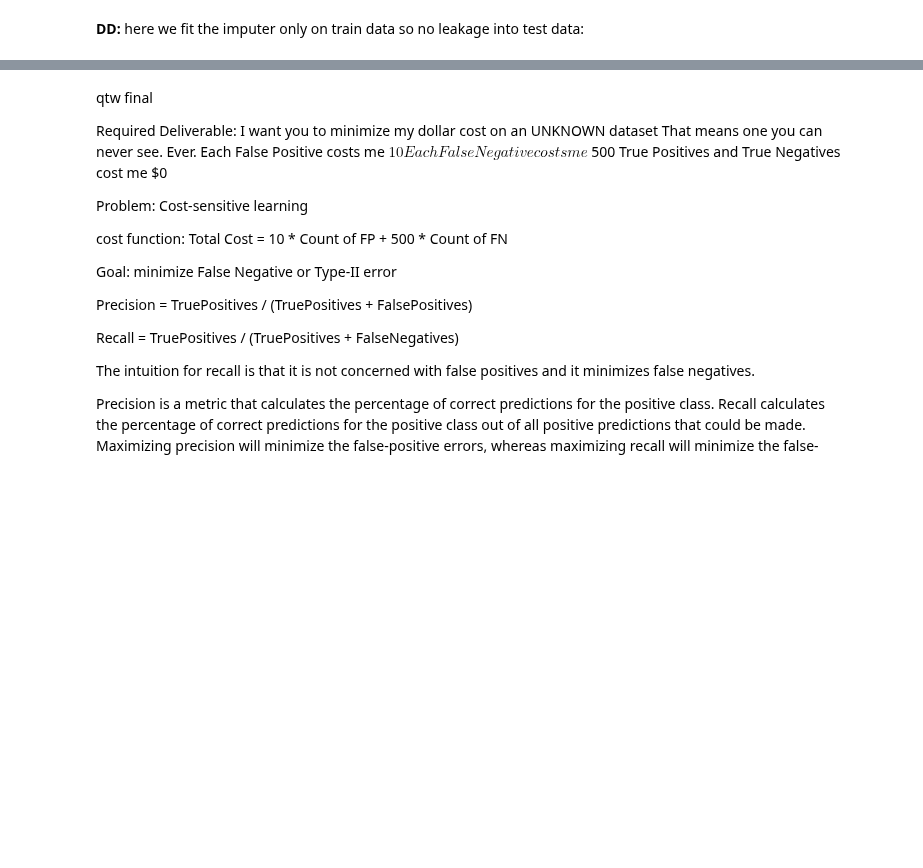
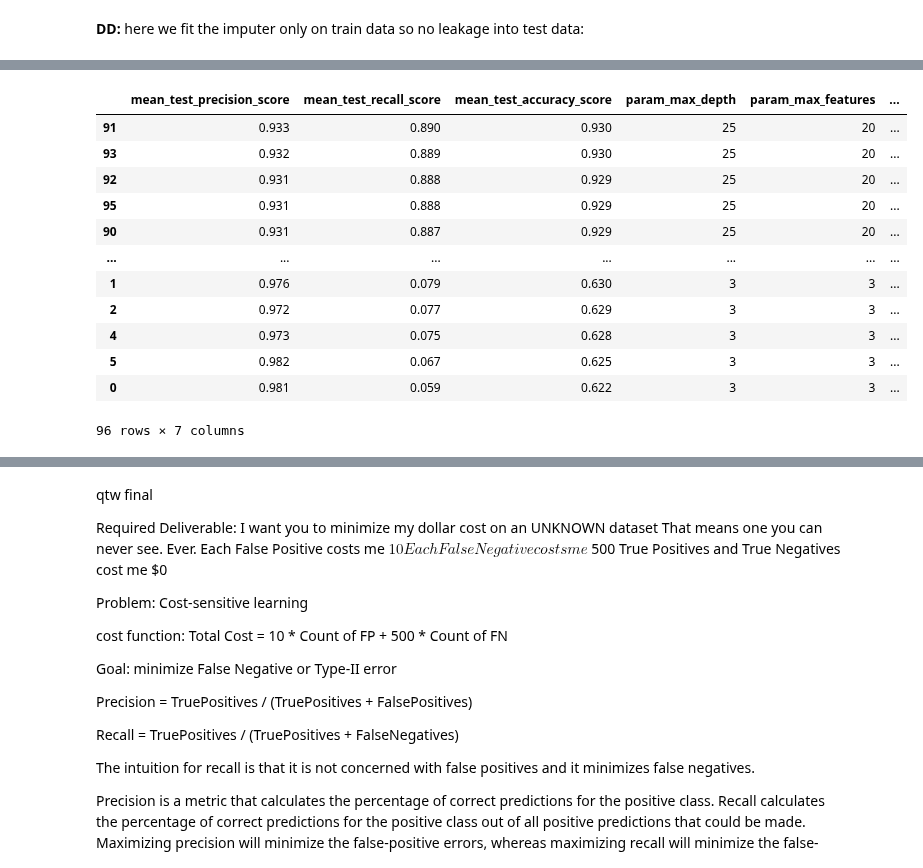
Before and after one commit to davxdan/Quantifying-The-World, a Jupyter notebook: Final/lJiang_kRollins_dDavieauCaseStudyQTWFinal.ipynb, the cells around one changed output, grey strips where cells are left out. Saved outputs shown, nothing was run; the diff lists cells and outputs as text; code cells hidden in the pictures; blank space fills up the shorter version.

```diff
--- a/Final/lJiang_kRollins_dDavieauCaseStudyQTWFinal.ipynb
+++ b/Final/lJiang_kRollins_dDavieauCaseStudyQTWFinal.ipynb
@@ -275,7 +301,21 @@ grid_search_clf = grid_search_wrapper(refit_score='recall_score')
 # %%
 results = pd.DataFrame(grid_search_clf.cv_results_)
 results = results.sort_values(by='mean_test_recall_score', ascending=False)
-results[['mean_test_precision_score', 'mean_test_recall_score', 'mean_test_accuracy_score', 'param_max_depth', 'param_max_features', 'param_min_samples_split', 'param_n_estimators']].round(3).head()
+results[['mean_test_precision_score', 'mean_test_recall_score', 'mean_test_accuracy_score', 'param_max_depth', 'param_max_features', 'param_min_samples_split', 'param_n_estimators']].round(3)
+# %% [output]
+|  | mean_test_precision_score | mean_test_recall_score | mean_test_accuracy_score | param_max_depth | param_max_features | ... |
+| 91 | 0.933 | 0.890 | 0.930 | 25 | 20 | ... |
+| 93 | 0.932 | 0.889 | 0.930 | 25 | 20 | ... |
+| 92 | 0.931 | 0.888 | 0.929 | 25 | 20 | ... |
+| 95 | 0.931 | 0.888 | 0.929 | 25 | 20 | ... |
+| 90 | 0.931 | 0.887 | 0.929 | 25 | 20 | ... |
+| ... | ... | ... | ... | ... | ... | ... |
+| 1 | 0.976 | 0.079 | 0.630 | 3 | 3 | ... |
+| 2 | 0.972 | 0.077 | 0.629 | 3 | 3 | ... |
+| 4 | 0.973 | 0.075 | 0.628 | 3 | 3 | ... |
+| 5 | 0.982 | 0.067 | 0.625 | 3 | 3 | ... |
+| 0 | 0.981 | 0.059 | 0.622 | 3 | 3 | ... |
+96 rows × 7 columns
 # %%
 y_scores = grid_search_clf.predict_proba(X_test)[:, 1]
 # %%
```
Also changed, not shown: parts of 6 cells of this notebook.
